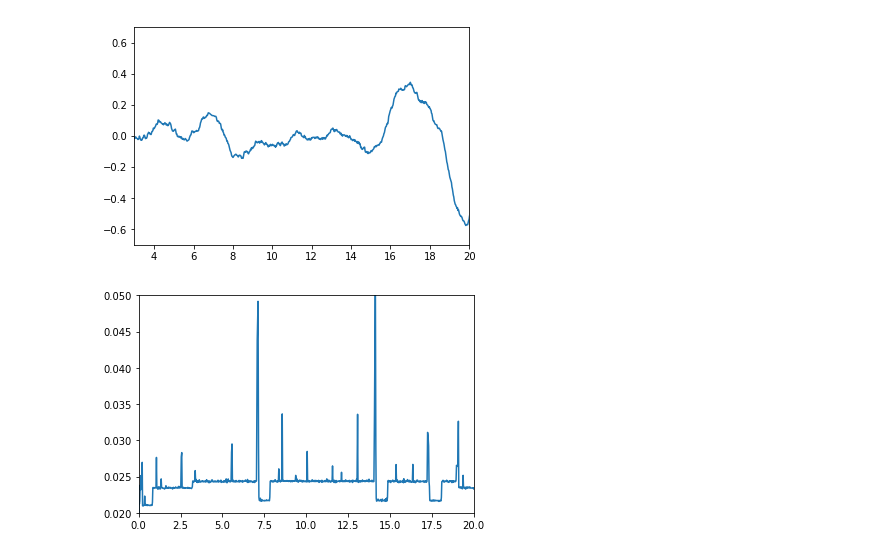
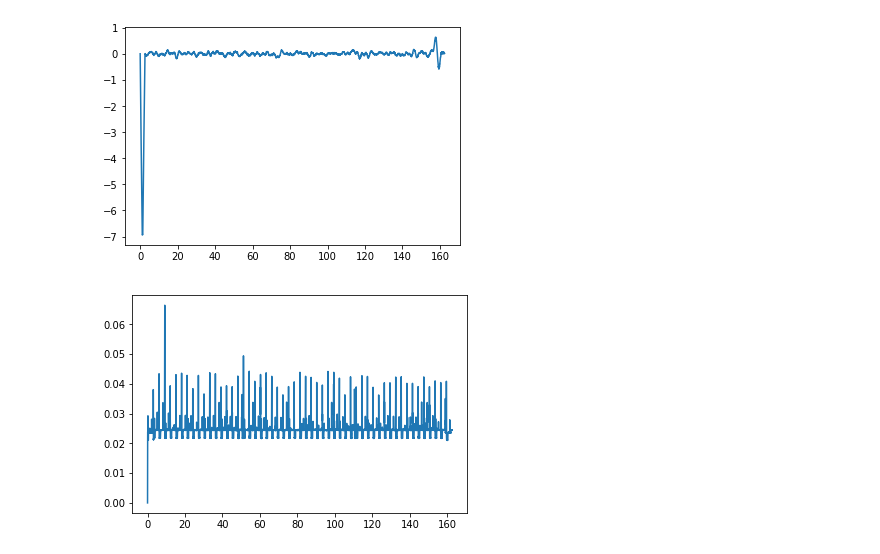
Before and after one commit to davidssand/Starla, a Jupyter notebook: Collected_data/all_data2.ipynb, the cells around one changed output. Saved outputs shown, nothing was run; the diff lists cells and outputs as text; code cells hidden in the pictures.

```diff
--- a/Collected_data/all_data2.ipynb
+++ b/Collected_data/all_data2.ipynb
@@ -18,7 +18,7 @@ altitude = data["altitude"]
 accel = data["acceleration"]
 z_velocity = data["z_velocity"]
 #temperature = data["temp_list"]
-tx = data["tx"]
+sr = data["sr_list"]
 time = data["time"]
 # %%
 #plt.axis([3, 44, 1.1, 1.2])
@@ -35,12 +35,12 @@ plt.show()
 # %%
-plt.axis([3, 20, -0.7, 0.7])
+#plt.axis([3, 20, -0.7, 0.7])
 plt.plot(time, z_velocity)
 plt.show()
 # %% [output]
-[figure, old version]
+[figure, new version]
 # %%
-plt.axis([0, 20, 0.02, 0.05])
-plt.plot(time, tx)
+#plt.axis([0, 20, 0.02, 0.05])
+plt.plot(time, sr)
 plt.show()
 # %% [output]
-[figure, old version]
+[figure, new version]
```
Also changed, not shown: parts of 4 cells of this notebook, 6 other files.
